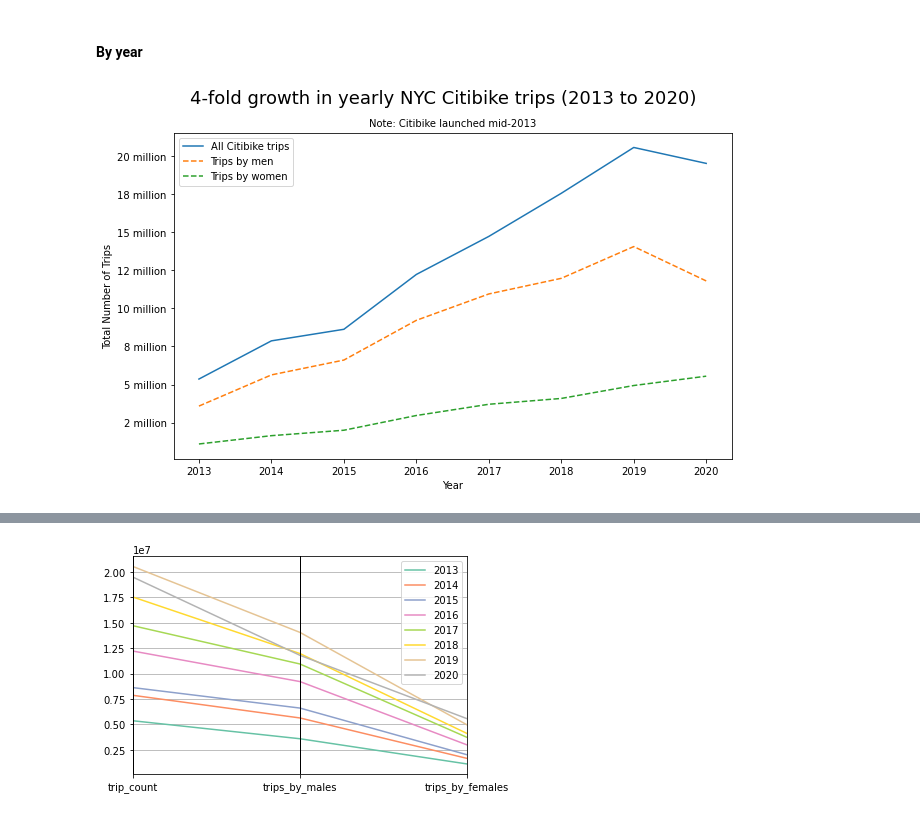
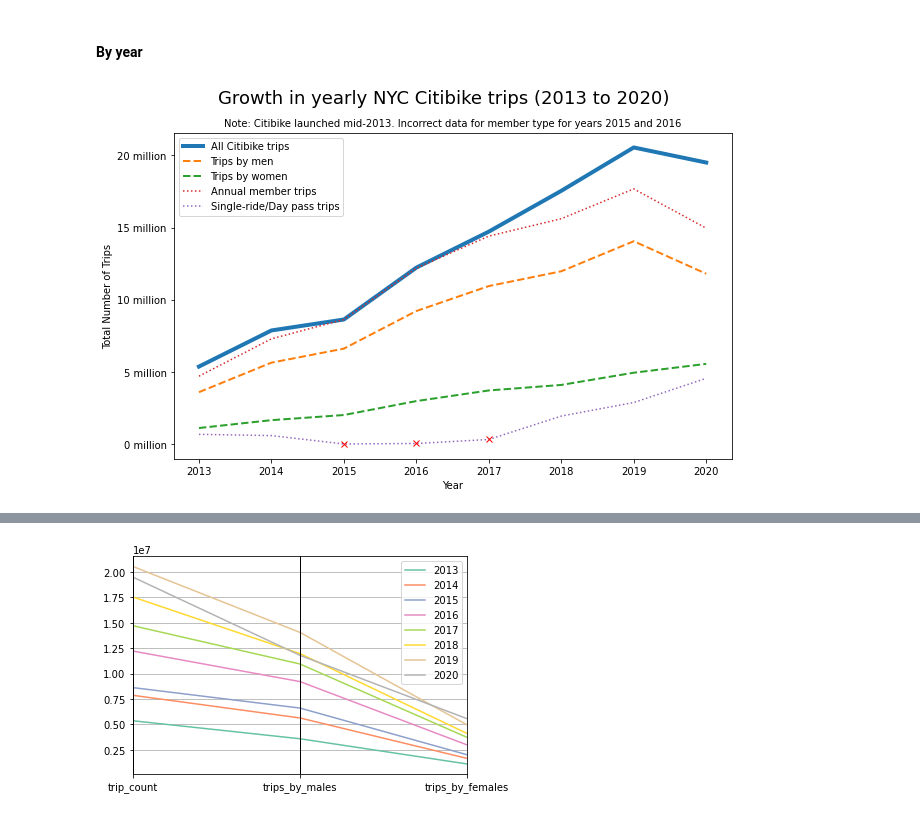
Before and after one commit to rishigoutam/citibike, a Jupyter notebook: eda/temporal.ipynb, the cells around one changed output, grey strips where cells are left out. Cells and saved outputs as stored; diff of their text form; code cells hidden in the pictures.

Commit message:
visualize citibike vs public transit
- facet YoY growth in citibikes trips chart by gender, usertype
- add citibike vs MTA comparison

```diff
--- a/eda/temporal.ipynb
+++ b/eda/temporal.ipynb
@@ -30,7 +27,7 @@ SUMMARY_DIR = DATA_DIR + "summaries/"
 * yearly summaries
 * trips
 # %%
-summaries = pd.read_parquet(SUMMARY_DIR + "summaries" + helpers.CSV_EXTENSION)
+summaries = pd.read_csv(SUMMARY_DIR + "summaries" + helpers.CSV_EXTENSION, index_col=0)
 summaries
 # %% [output]
 |  | trip_count | avg_trip_duration | mode_start_station_id | mode_start_station_count | mode_end_station_id | ... |
@@ -78,34 +75,63 @@ summaries_to_plot = (
 # %%
 # trips over years, plus gender
 fig, ax = plt.subplots()
 fig.set_size_inches((10, 6))
 sns.lineplot(
-    data=summaries_to_plot, x="year", y="trip_count", ax=ax, label="All Citibike trips"
+    data=summaries_to_plot,
+    x="year",
+    y="trip_count",
+    ax=ax,
+    label="All Citibike trips",
+    linewidth=4,
 )
 sns.lineplot(
     data=summaries_to_plot,
     x="year",
     y="trips_by_males",
     ax=ax,
     label="Trips by men",
     linestyle="--",
+    linewidth=2,
 )
 sns.lineplot(
     data=summaries_to_plot,
     x="year",
     y="trips_by_females",
     ax=ax,
     label="Trips by women",
     linestyle="--",
+    linewidth=2,
 )
-plt.suptitle("4-fold growth in yearly NYC Citibike trips (2013 to 2020)", fontsize=18)
-plt.title("Note: Citibike launched mid-2013", fontsize=10)
+sns.lineplot(
+    data=summaries_to_plot,
+    x="year",
+    y="subscribers",
+    ax=ax,
+    label="Annual member trips",
+    linestyle=":",
+)
+sns.lineplot(
+    data=summaries_to_plot,
+    x="year",
+    y="customers",
+    ax=ax,
+    label="Single-ride/Day pass trips",
+    linestyle=":",
+)
+plt.plot(2015, summaries.loc[2015, "customers"], "rx")
+plt.plot(2016, summaries.loc[2016, "customers"], "rx")
+plt.plot(2017, summaries.loc[2017, "customers"], "rx")
+plt.suptitle("Growth in yearly NYC Citibike trips (2013 to 2020)", fontsize=18)
+plt.title(
+    "Note: Citibike launched mid-2013. Incorrect data for member type for years 2015 and 2016",
+    fontsize=10,
+)
 plt.xlabel("Year")
 plt.ylabel("Total Number of Trips")
 
 ax.yaxis.set_major_formatter(
     FuncFormatter(lambda x, pos: ("%1.0f million" % (x * 1e-6)))
 )
 plt.show()
 # %% [output]
-[figure, old version]
+[figure, new version]
```
Also changed, not shown: parts of 3 cells of this notebook.
